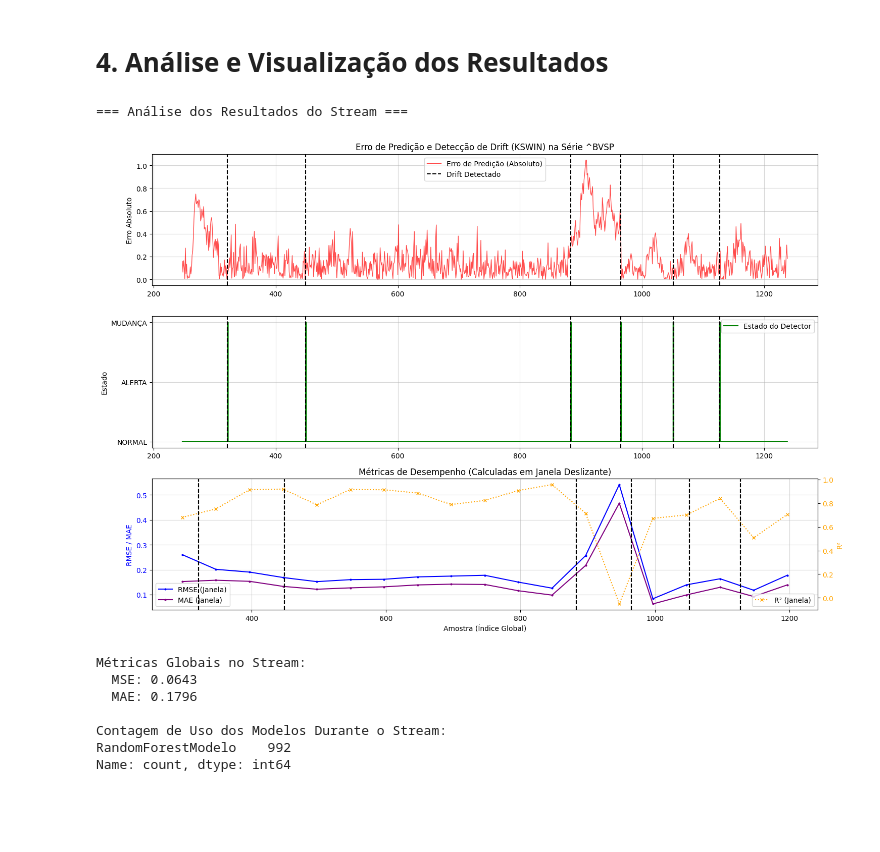
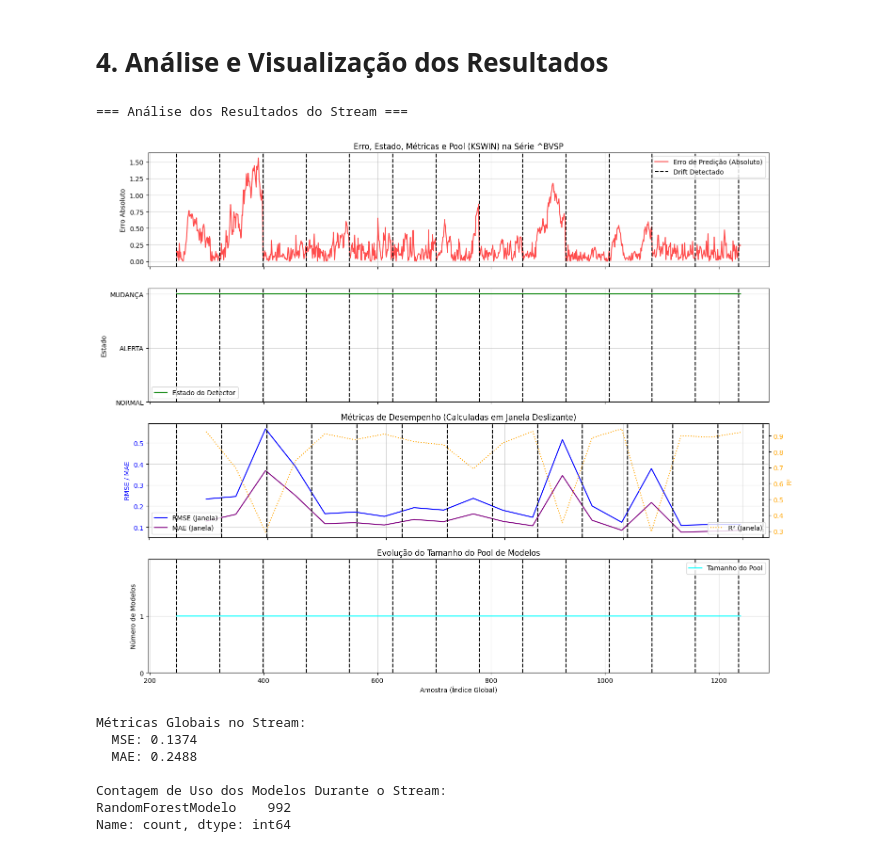
Before and after one commit to Ol1veirx/Drift-Detection-PIBIC---Framework, a Jupyter notebook: drift_detection_framework.ipynb, the cells around one changed output. Saved outputs shown, nothing was run; the diff lists cells and outputs as text; code cells hidden in the pictures; blank space fills up the shorter version.

Commit message:
feat/refactor: refatoração e implementação de novos metodos com base no que foi pedido pelo professor na reunião do dia 26/04

```diff
--- a/drift_detection_framework.ipynb
+++ b/drift_detection_framework.ipynb
@@ -140,53 +140,58 @@ def preparar_dados_financeiros(ticker="^BVSP", periodo="5y", lags=10):
 # %% [markdown]
 # **2. Inicialização do Framework**
 # %%
-# Definir parâmetros importantes (ajuste conforme necessário)
-tamanho_janela = 150      # Tamanho da janela deslizante para avaliação e retreino
-detector_escolhido = "KSWIN" # Escolha entre "DDM", "ADWIN", "KSWIN", "HDDM_W"
-limiar_mse_retreino = 0.10 # Limiar de MSE para decidir se retreina ou usa modelo do pool
+tamanho_janela = 200
+intervalo_adicao_pool = 30
+observacoes_novo_conceito = 75
+detector_escolhido = "KSWIN"
+tipo_modelo_inicial_global = RandomForestModelo
 
 print("\n=== Inicialização do Framework ===")
 
-# 1. Treinar Modelos Iniciais e Obter Scaler
-print(f"Treinando modelos iniciais com {len(X_init)} amostras...")
-pool_modelos, scaler = FrameworkDetector.treinar_modelos_iniciais(X_init, y_init)
+# 1. Treinar Modelo Inicial e Obter Scaler
+print(f"Treinando modelo inicial ({tipo_modelo_inicial_global.__name__}) com {len(X_init)} amostras...")
 
-if not pool_modelos:
-    raise RuntimeError("Falha crítica: Não foi possível treinar nenhum modelo inicial.")
+modelo_inicial, scaler = FrameworkDetector.treinar_modelo_inicial(X_init, y_init, tipo_modelo=tipo_modelo_inicial_global)
 
-# 2. Selecionar Modelo Inicial Ativo
-modelo_atual = pool_modelos[0]
+if modelo_inicial is None:
+    raise RuntimeError("Falha crítica: Não foi possível treinar o modelo inicial.")
+
+# 2. Inicializar Estado do Framework
+modelo_atual = modelo_inicial
+pool_modelos = [modelo_inicial]
 print(f"\nModelo inicial ativo: {modelo_atual.nome if hasattr(modelo_atual, 'nome') else type(modelo_atual).__name__}")
+print(f"Pool inicializado com 1 modelo.")
 
 # 3. Inicializar Detector
 print(f"Inicializando detector: {detector_escolhido}")
-# Instanciar o detector escolhido (adicione/ajuste parâmetros conforme necessário)
 if detector_escolhido == "DDM":
     detector_wrapper = DDMDetector()
 elif detector_escolhido == "ADWIN":
     detector_wrapper = ADWINDetector(delta=0.002)
 elif detector_escolhido == "KSWIN":
-    # Exemplo: Ajuste alpha, window_size, stat_size
-    detector_wrapper = KSWINDetector(alpha=0.01, window_size=75, stat_size=25)
+    detector_wrapper = KSWINDetector(alpha=0.05, window_size=100)
 elif detector_escolhido == "HDDM_W":
-     detector_wrapper = HDDM_WDetector()
+     detector_wrapper = HDDM_WDetector(drift_confidence=0.001, warning_confidence=0.005)
 else:
     raise ValueError(f"Detector '{detector_escolhido}' não suportado ou não definido.")
 
-# 4. Inicializar Janela de Dados Recentes
-#    Pré-popular a janela com os últimos dados do conjunto inicial
+# 4. Inicializar Janela e Contadores/Flags para a nova lógica
 print(f"Inicializando janela de dados com as últimas {min(tamanho_janela, len(X_init))} amostras iniciais.")
-# Usa X_init, y_init (minúsculo como no seu código)
 janela_dados_recentes = list(zip(X_init[-tamanho_janela:], y_init[-tamanho_janela:]))
+contador_adicao_pool = 0
+drift_detectado_flag = False
+contador_novo_conceito = 0
+buffer_novo_conceito = []
 
 # 5. Estruturas para armazenar resultados do stream
 erros_predicao_stream = []
+predicoes_stream = []
 estados_detector_stream = []
 pontos_drift_detectados = []
 metricas_rmse_stream = []
 metricas_mae_stream = []
 metricas_r2_stream = []
 modelo_ativo_ao_longo_do_tempo = []
-predicoes_stream = []
+tamanho_pool_ao_longo_do_tempo = []
 # %% [output]
 === Inicialização do Framework ===
@@ -339,22 +512,23 @@ Tamanho final do pool: 5
 # %%
 Visualizer.analisar_e_visualizar_resultados_stream(
     initial_size=initial_size,
     erros_predicao_stream=erros_predicao_stream,
     estados_detector_stream=estados_detector_stream,
     pontos_drift_detectados=pontos_drift_detectados,
     metricas_rmse_stream=metricas_rmse_stream,
     metricas_mae_stream=metricas_mae_stream,
     metricas_r2_stream=metricas_r2_stream,
     modelo_ativo_ao_longo_do_tempo=modelo_ativo_ao_longo_do_tempo,
+    tamanho_pool_ao_longo_do_tempo=tamanho_pool_ao_longo_do_tempo,
     detector_escolhido=detector_escolhido,
     serie_escolhida=serie_escolhida
 )
 # %% [output]
 === Análise dos Resultados do Stream ===
-[figure, old version]
+[figure, new version]
 Métricas Globais no Stream:
-  MSE: 0.0643
-  MAE: 0.1796
+  MSE: 0.1374
+  MAE: 0.2488
 
 Contagem de Uso dos Modelos Durante o Stream:
 RandomForestModelo    992
```
Also changed, not shown: parts of 7 cells of this notebook, 2 other files.
